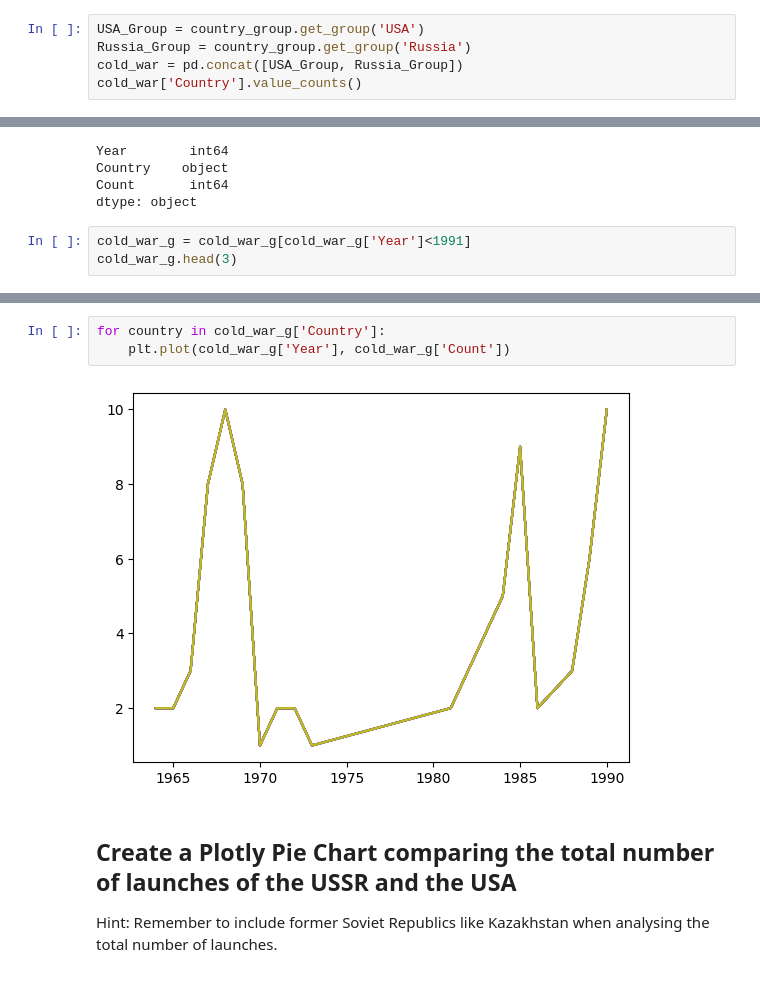
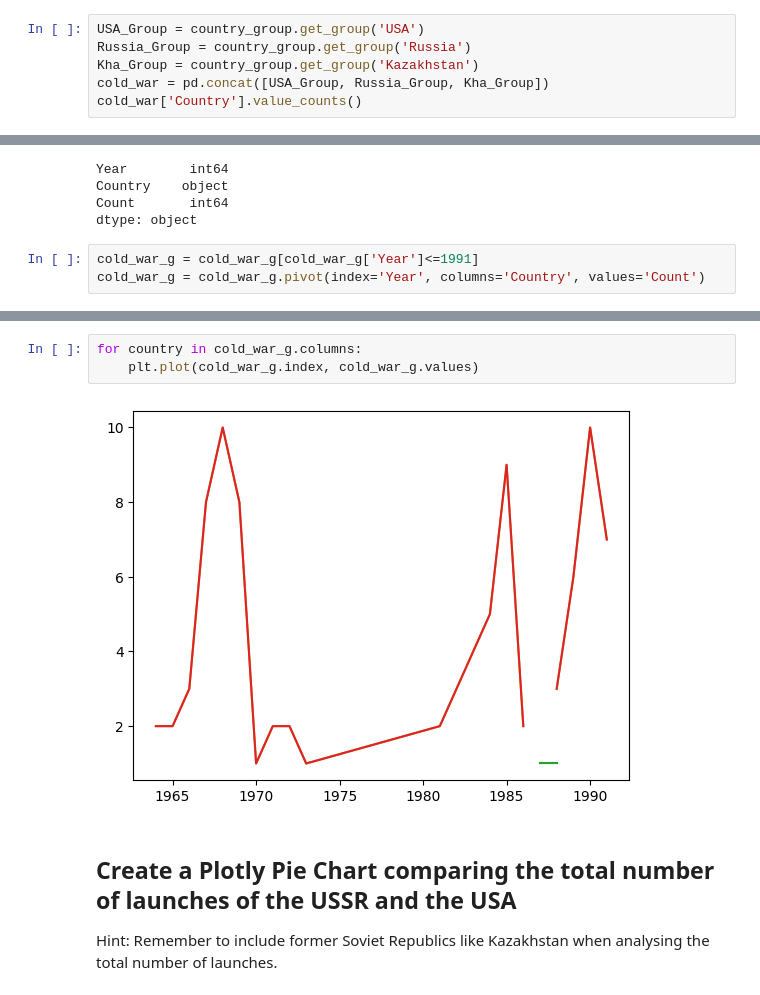
Before and after one commit to Bill-khk/Data-analysis, a Jupyter notebook: SpaceMissions/data/Space_Missions_Analysis.ipynb, the cells around one changed output, grey strips where cells are left out. Drawn from its saved outputs; the diff is of its cells as text.

```diff
--- a/SpaceMissions/data/Space_Missions_Analysis.ipynb
+++ b/SpaceMissions/data/Space_Missions_Analysis.ipynb
@@ -829,7 +841,8 @@ array(['USA', 'China', 'Kazakhstan', 'Japan', 'New Zealand', 'Russia',
 # %%
 USA_Group = country_group.get_group('USA')
 Russia_Group = country_group.get_group('Russia')
-cold_war = pd.concat([USA_Group, Russia_Group])
+Kha_Group = country_group.get_group('Kazakhstan')
+cold_war = pd.concat([USA_Group, Russia_Group, Kha_Group])
 cold_war['Country'].value_counts()
 # %% [output]
 Country
@@ -855,5 +876,5 @@ Country    object
 Count       int64
 dtype: object
 # %%
-cold_war_g = cold_war_g[cold_war_g['Year']<1991]
-cold_war_g.head(3)
+cold_war_g = cold_war_g[cold_war_g['Year']<=1991]
+cold_war_g = cold_war_g.pivot(index='Year', columns='Country', values='Count')
@@ -865,8 +902,8 @@ cold_war_g.head(3)
 # %%
-for country in cold_war_g['Country']:
-    plt.plot(cold_war_g['Year'], cold_war_g['Count'])
+for country in cold_war_g.columns:
+    plt.plot(cold_war_g.index, cold_war_g.values)
 # %% [output]
-[figure, old version]
+[figure, new version]
 # %% [markdown]
 ## Create a Plotly Pie Chart comparing the total number of launches of the USSR and the USA
 
```
Also changed, not shown: parts of 22 cells of this notebook.
